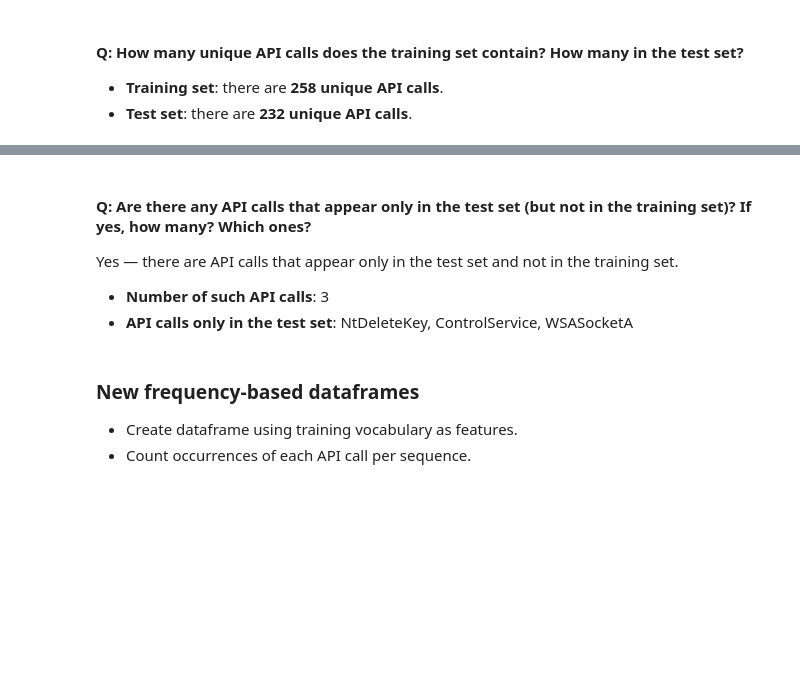
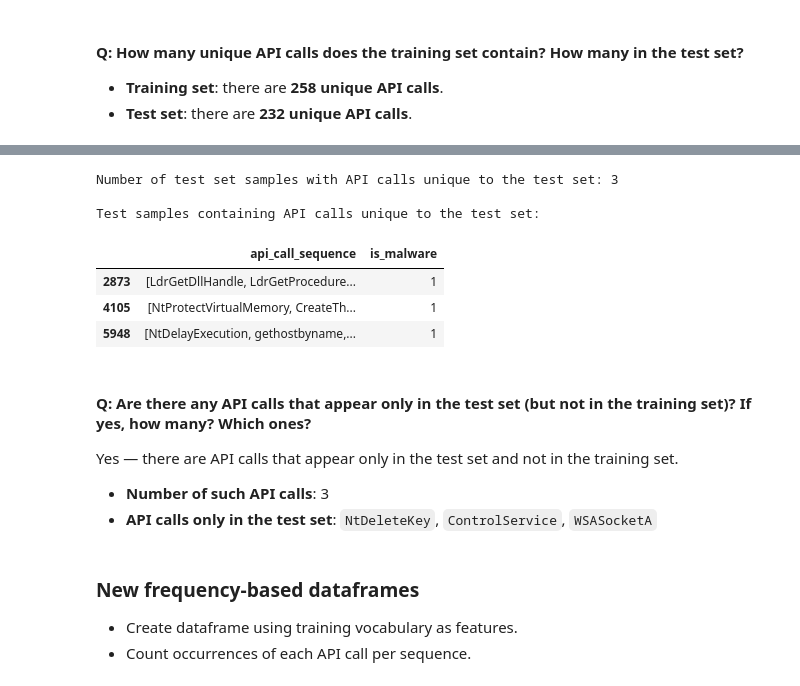
Before and after one commit to AImSecure/Laboratory2, a Jupyter notebook: lab/notebooks/Lab2_FFNN_RNN_GNN.ipynb, the cells around one changed output, grey strips where cells are left out. Cells and saved outputs as stored; diff of their text form; code cells hidden in the pictures; blank space fills up the shorter version.

```diff
--- a/lab/notebooks/Lab2_FFNN_RNN_GNN.ipynb
+++ b/lab/notebooks/Lab2_FFNN_RNN_GNN.ipynb
@@ -330,10 +361,32 @@ API calls only in test set: {'WSASocketA', 'NtDeleteKey', 'ControlService'}
+# %%
+# Create a boolean series to identify samples in df_test that contain any of these API calls
+has_test_only_apis = df_test['api_call_sequence'].apply(
+    lambda seq: any(api in only_in_test for api in seq)
+)
+
+# Count the samples
+samples_with_test_only_apis = has_test_only_apis.sum()
+
+print(f"Number of test set samples with API calls unique to the test set: {samples_with_test_only_apis}")
+
+# Display the actual rows
+print("\nTest samples containing API calls unique to the test set:")
+display(df_test[has_test_only_apis])
+# %% [output]
+Number of test set samples with API calls unique to the test set: 3
+
+Test samples containing API calls unique to the test set:
+|  | api_call_sequence | is_malware |
+| 2873 | [LdrGetDllHandle, LdrGetProcedure... | 1 |
+| 4105 | [NtProtectVirtualMemory, CreateTh... | 1 |
+| 5948 | [NtDelayExecution, gethostbyname,... | 1 |
 # %% [markdown]
 #### Q: Are there any API calls that appear only in the test set (but not in the training set)? If yes, how many? Which ones?
 
 Yes — there are API calls that appear only in the test set and not in the training set.
 
 - **Number of such API calls**: 3
-- **API calls only in the test set**: NtDeleteKey, ControlService, WSASocketA
+- **API calls only in the test set**: `NtDeleteKey`, `ControlService`, `WSASocketA`
 # %% [markdown]
 ### New frequency-based dataframes
 
```
Also changed, not shown: parts of 20 cells of this notebook.
